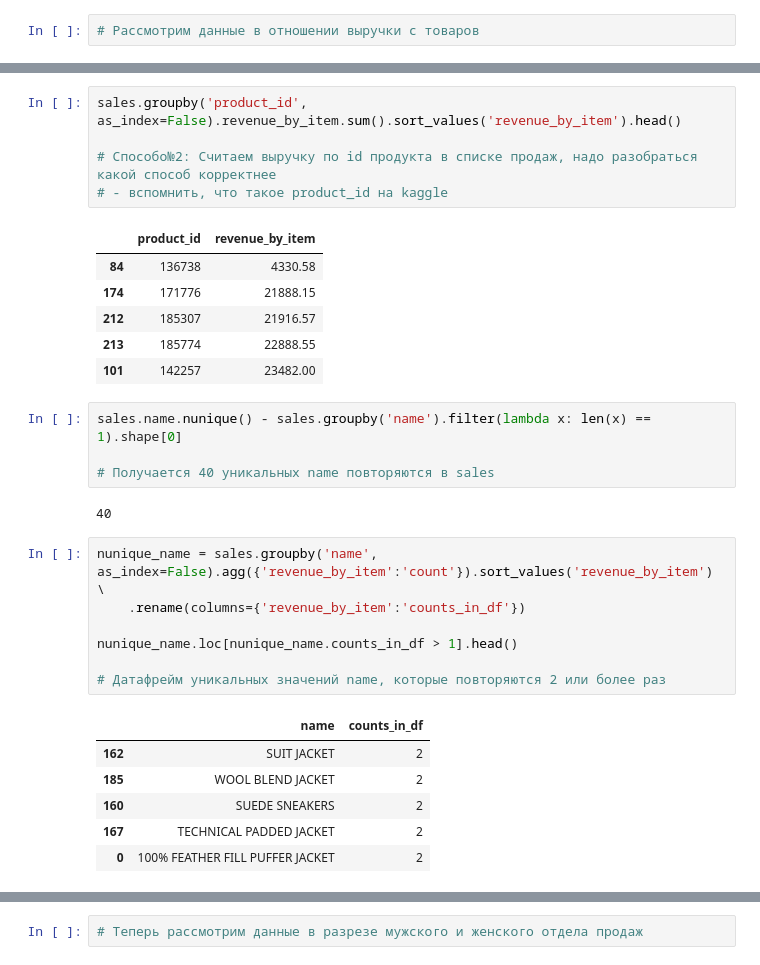
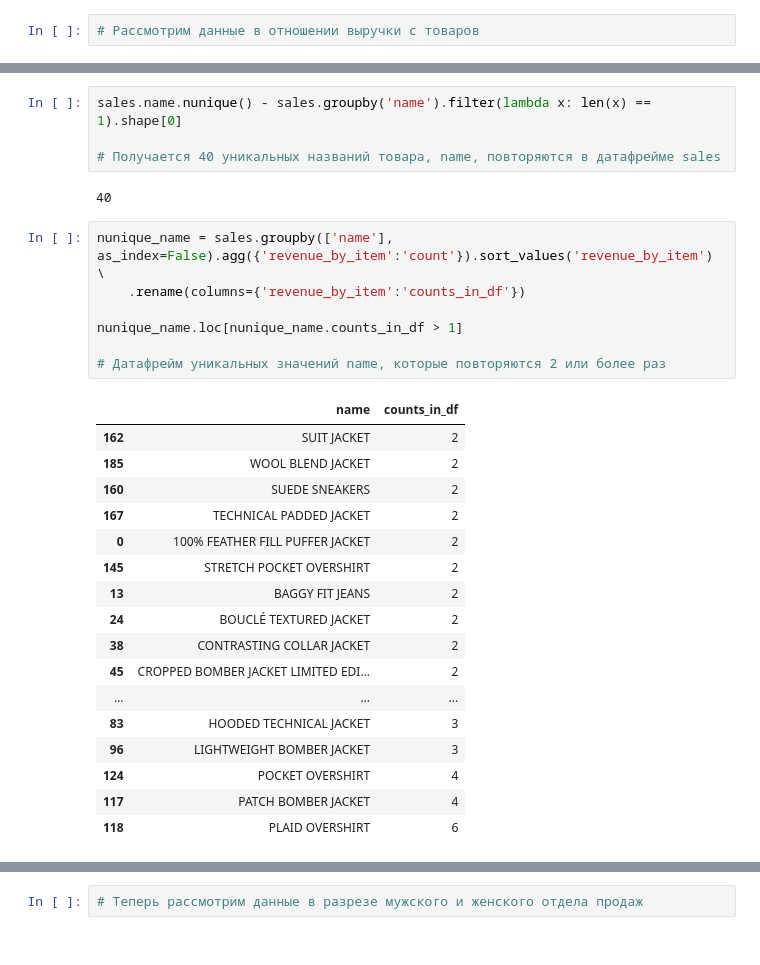
Before and after one commit to Kelebrimbor/Analytics, a Jupyter notebook: Zara_sales/Kaggle_Zara_sales.ipynb, the cells around one changed output, grey strips where cells are left out. Cells and saved outputs as stored; diff of their text form.

```diff
--- a/Zara_sales/Kaggle_Zara_sales.ipynb
+++ b/Zara_sales/Kaggle_Zara_sales.ipynb
@@ -108,33 +95,32 @@ sales[['product_id', 'revenue_by_item']].sort_values('revenue_by_item').head()
-# %%
-sales.groupby('product_id', as_index=False).revenue_by_item.sum().sort_values('revenue_by_item').head()
-
-# Способо№2: Считаем выручку по id продукта в списке продаж, надо разобраться какой способ корректнее
-# - вспомнить, что такое product_id на kaggle
-# %% [output]
-|  | product_id | revenue_by_item |
-| 84 | 136738 | 4330.58 |
-| 174 | 171776 | 21888.15 |
-| 212 | 185307 | 21916.57 |
-| 213 | 185774 | 22888.55 |
-| 101 | 142257 | 23482.00 |
 # %%
 sales.name.nunique() - sales.groupby('name').filter(lambda x: len(x) == 1).shape[0]
 
-# Получается 40 уникальных name повторяются в sales
+# Получается 40 уникальных названий товара, name, повторяются в датафрейме sales
 # %% [output]
 40
 # %%
-nunique_name = sales.groupby('name', as_index=False).agg({'revenue_by_item':'count'}).sort_values('revenue_by_item') \
+nunique_name = sales.groupby(['name'], as_index=False).agg({'revenue_by_item':'count'}).sort_values('revenue_by_item') \
     .rename(columns={'revenue_by_item':'counts_in_df'})
 
-nunique_name.loc[nunique_name.counts_in_df > 1].head()
+nunique_name.loc[nunique_name.counts_in_df > 1]
 
 # Датафрейм уникальных значений name, которые повторяются 2 или более раз
 # %% [output]
 |  | name | counts_in_df |
 | 162 | SUIT JACKET | 2 |
 | 185 | WOOL BLEND JACKET | 2 |
 | 160 | SUEDE SNEAKERS | 2 |
 | 167 | TECHNICAL PADDED JACKET | 2 |
 | 0 | 100% FEATHER FILL PUFFER JACKET | 2 |
+| 145 | STRETCH POCKET OVERSHIRT | 2 |
+| 13 | BAGGY FIT JEANS | 2 |
+| 24 | BOUCLÉ TEXTURED JACKET | 2 |
+| 38 | CONTRASTING COLLAR JACKET | 2 |
+| 45 | CROPPED BOMBER JACKET LIMITED EDI... | 2 |
+| ... | ... | ... |
+| 83 | HOODED TECHNICAL JACKET | 3 |
+| 96 | LIGHTWEIGHT BOMBER JACKET | 3 |
+| 124 | POCKET OVERSHIRT | 4 |
+| 117 | PATCH BOMBER JACKET | 4 |
+| 118 | PLAID OVERSHIRT | 6 |
 # %%
```
Also changed, not shown: parts of 29 cells of this notebook.
